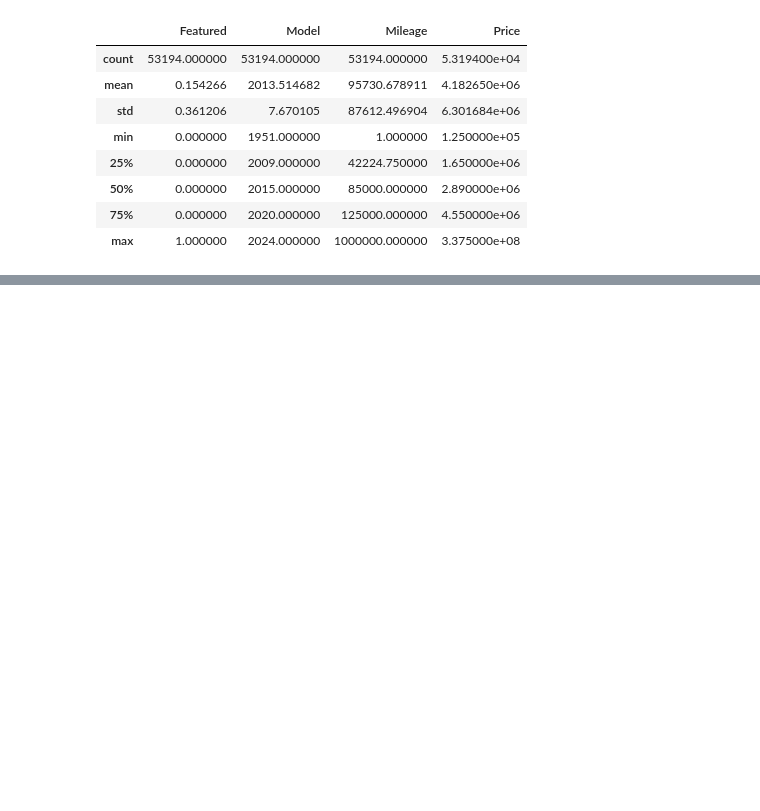
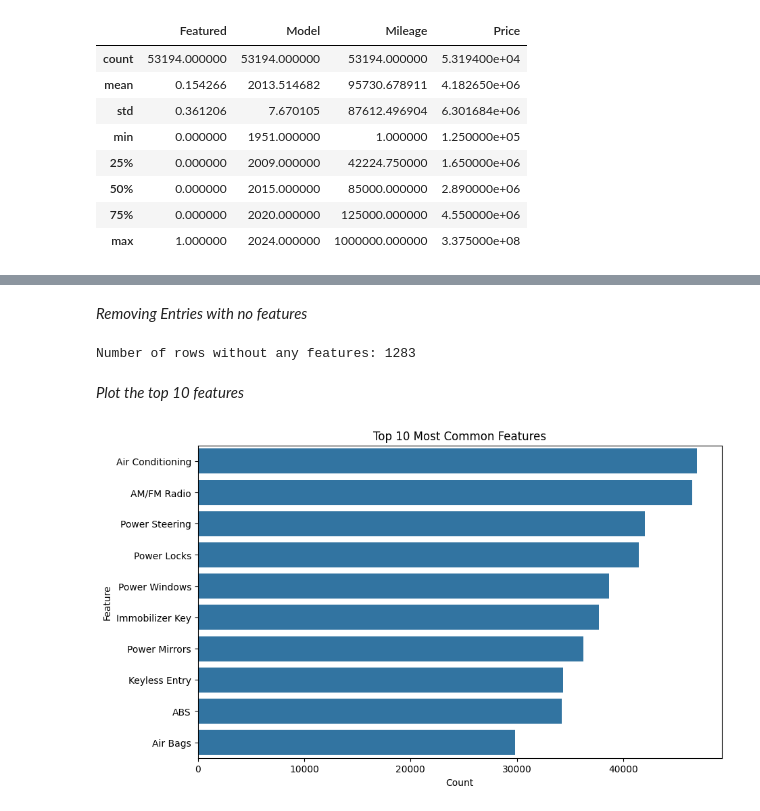
Before and after one commit to Muneeb-03/CS334-PakWheels-Project, a Jupyter notebook: project.ipynb, the cells around one changed output, grey strips where cells are left out. Saved outputs shown, nothing was run; the diff lists cells and outputs as text; code cells hidden in the pictures; blank space fills up the shorter version.

```diff
--- a/project.ipynb
+++ b/project.ipynb
@@ -220,0 +266,5 @@ ads_df.describe()
+# %%
+unique_features = set()
+ads_df['Features'].dropna().apply(lambda x: unique_features.update(x))
+print(f"Total unique features: {len(unique_features)}")
+print(unique_features)
@@ -220,0 +276,26 @@ ads_df.describe()
+# %%
+for feature in unique_features:
+    ads_df[feature] = ads_df['Features'].apply(lambda x: 1 if isinstance(x, list) and feature in x else 0)
+# %% [markdown]
+*Removing Entries with no features*
+# %%
+print(f"Number of rows without any features: {ads_df['Features'].isnull().sum()}")
+ads_df['Features'].dropna(inplace=True)
+# %% [output]
+Number of rows without any features: 1283
+# %%
+all_features = [feature for features_list in ads_df['Features'] for feature in features_list]
+feature_counts = Counter(all_features)
+
+feature_counts_df = pd.DataFrame(feature_counts.items(), columns=['Feature', 'Count']).sort_values(by='Count', ascending=False)
+# %% [markdown]
+*Plot the top 10 features*
+# %%
+plt.figure(figsize=(10, 6))
+sns.barplot(data=feature_counts_df.head(10), x='Count', y='Feature')
+plt.title('Top 10 Most Common Features')
+plt.xlabel('Count')
+plt.ylabel('Feature')
+plt.show()
+# %% [output]
+[figure, added]
```
Also changed, not shown: parts of 16 cells of this notebook, 3 other files.
